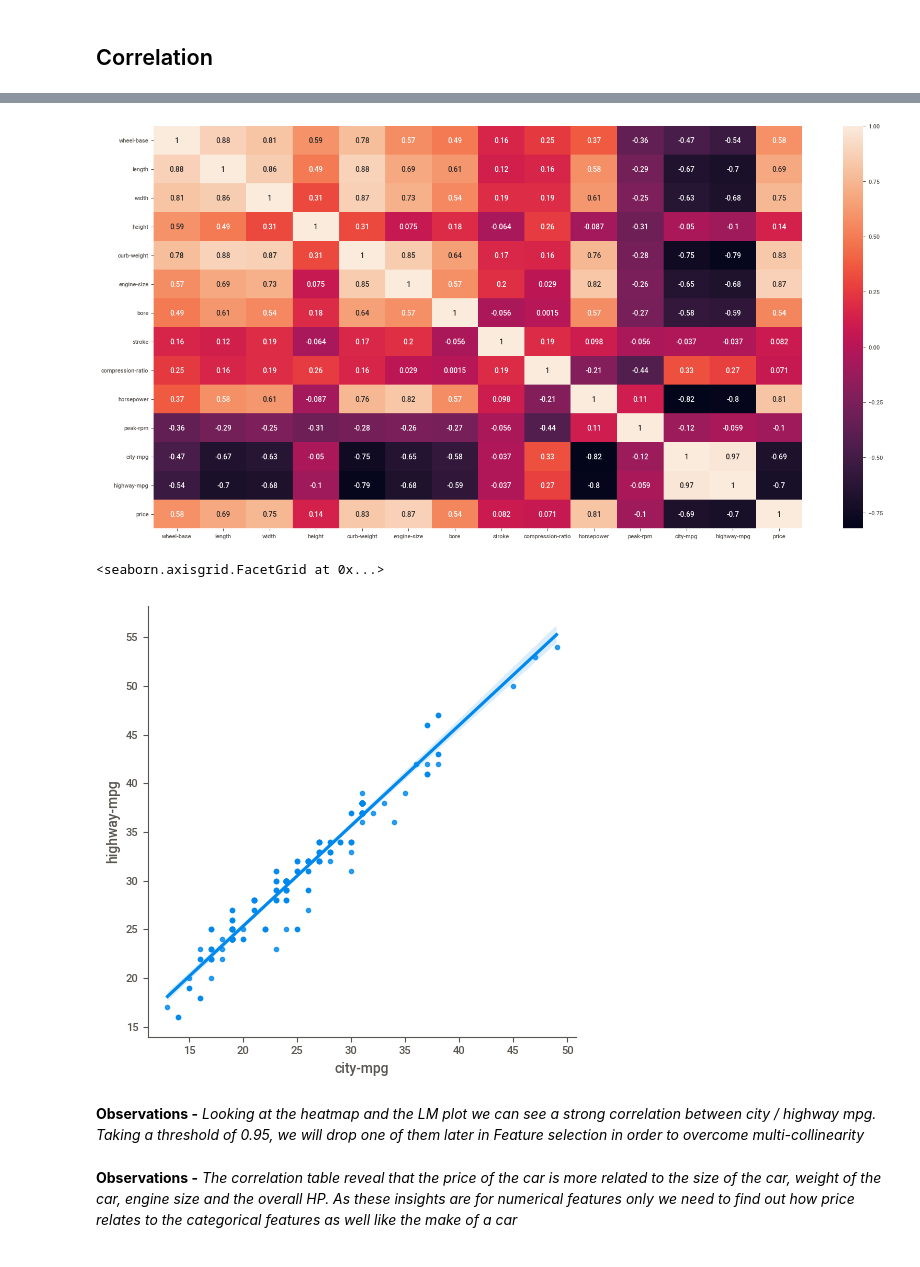
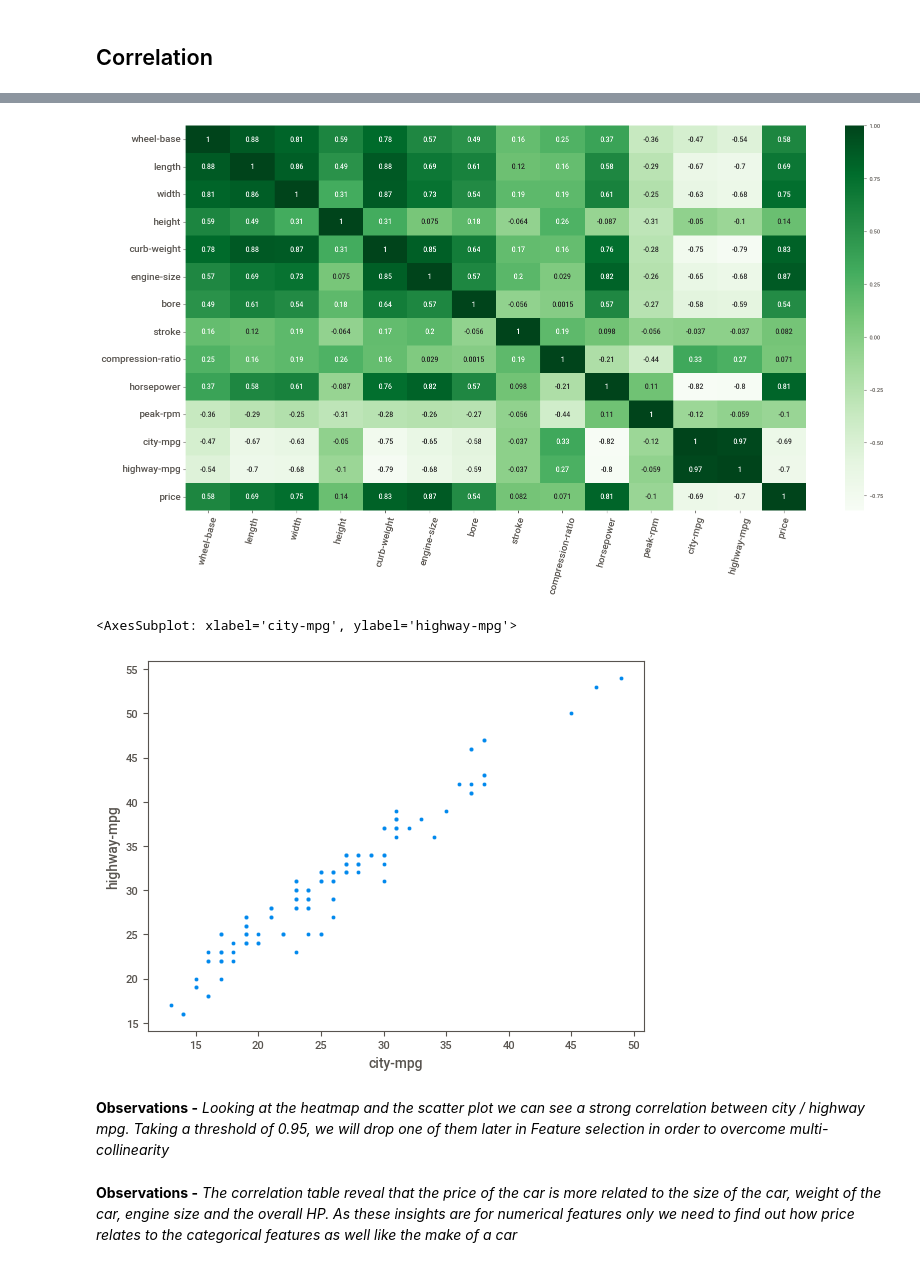
Before and after one commit to tharunthangavel/Capstone_Projects, a Jupyter notebook: capstone_1/AutoPrice_Capstone1_Regression.ipynb, the cells around one changed output, grey strips where cells are left out. Drawn from its saved outputs; the diff is of its cells as text; code cells hidden in the pictures.

```diff
--- a/capstone_1/AutoPrice_Capstone1_Regression.ipynb
+++ b/capstone_1/AutoPrice_Capstone1_Regression.ipynb
@@ -854,16 +827,20 @@ df_train.corr()
 # %%
-# Creating heatmap
-plt.figure(figsize=(20,10),facecolor='white')
-sns.heatmap(df_train.corr(),annot=True);
+# Creating heatmap to check for correlation among continuous numeric features
+# and their correlation with the target (price)
+
+plt.figure(figsize=(20,10))
+sns.heatmap(df_train.corr(),cmap= 'Greens',annot=True)
+plt.xticks(fontsize=14,rotation = 75)
+plt.yticks(fontsize=14);
 # %% [output]
-[figure, old version]
+[figure, new version]
 # %%
-sns.lmplot(x = 'city-mpg',y = 'highway-mpg', data = df_train)
+sns.scatterplot(x = 'city-mpg',y = 'highway-mpg', data = df_train)
 # %% [output]
-<seaborn.axisgrid.FacetGrid at 0x...>
+<AxesSubplot: xlabel='city-mpg', ylabel='highway-mpg'>
-[figure, old version]
+[figure, new version]
 # %% [markdown]
-**Observations -** *Looking at the heatmap and the LM plot we can see a strong correlation between city / highway mpg. Taking a threshold of 0.95, we will drop one of them later in Feature selection in order to overcome multi-collinearity*
+**Observations -** *Looking at the heatmap and the scatter plot we can see a strong correlation between city / highway mpg. Taking a threshold of 0.95, we will drop one of them later in Feature selection in order to overcome multi-collinearity*
 # %% [markdown]
 **Observations -** *The correlation table reveal that the price of the car is more related to the size of the car, weight of the car, engine size and the overall HP. As these insights are for numerical features only we need to find out how price relates to the categorical features as well like the make of a car*
 # %%
```
Also changed, not shown: parts of 4 cells of this notebook.
